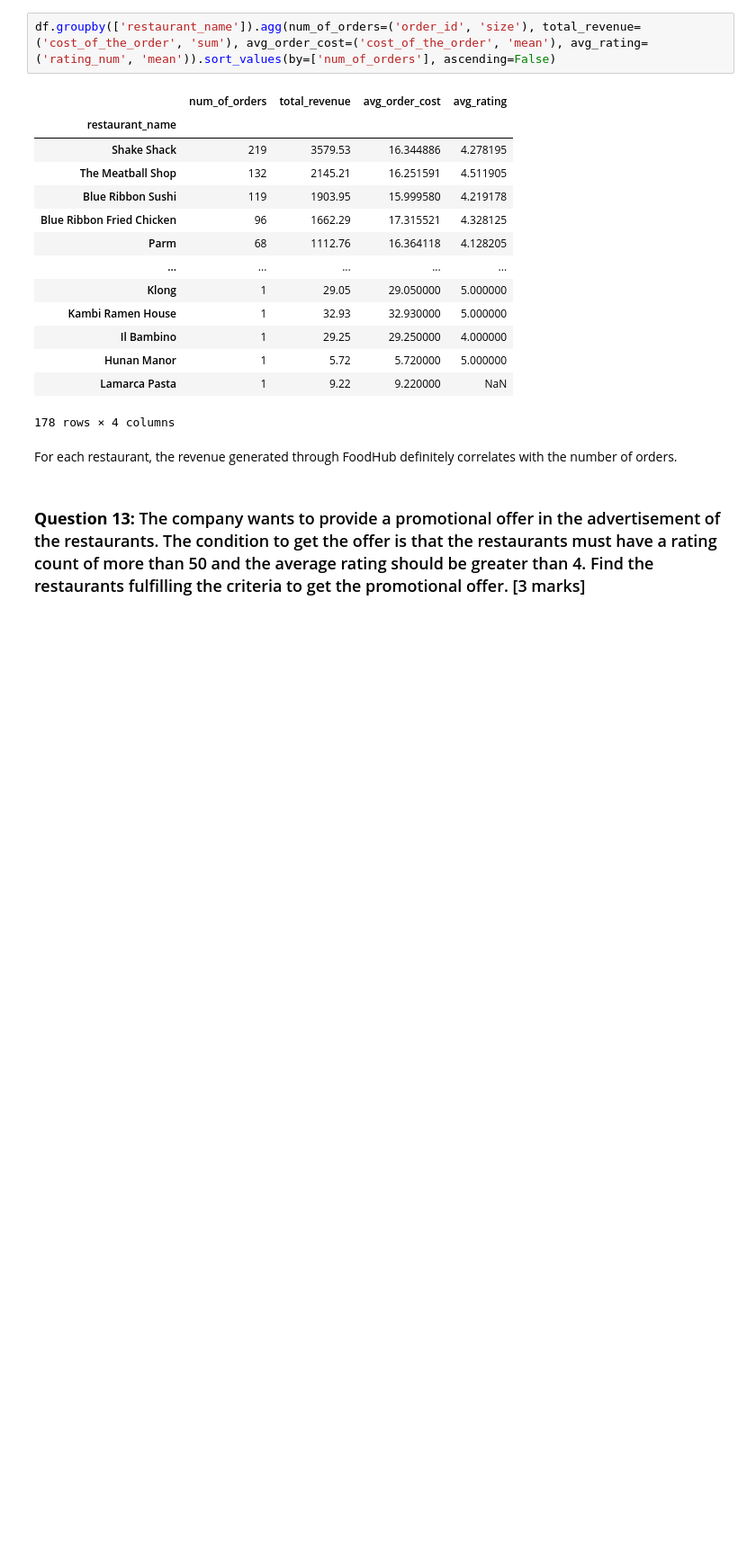
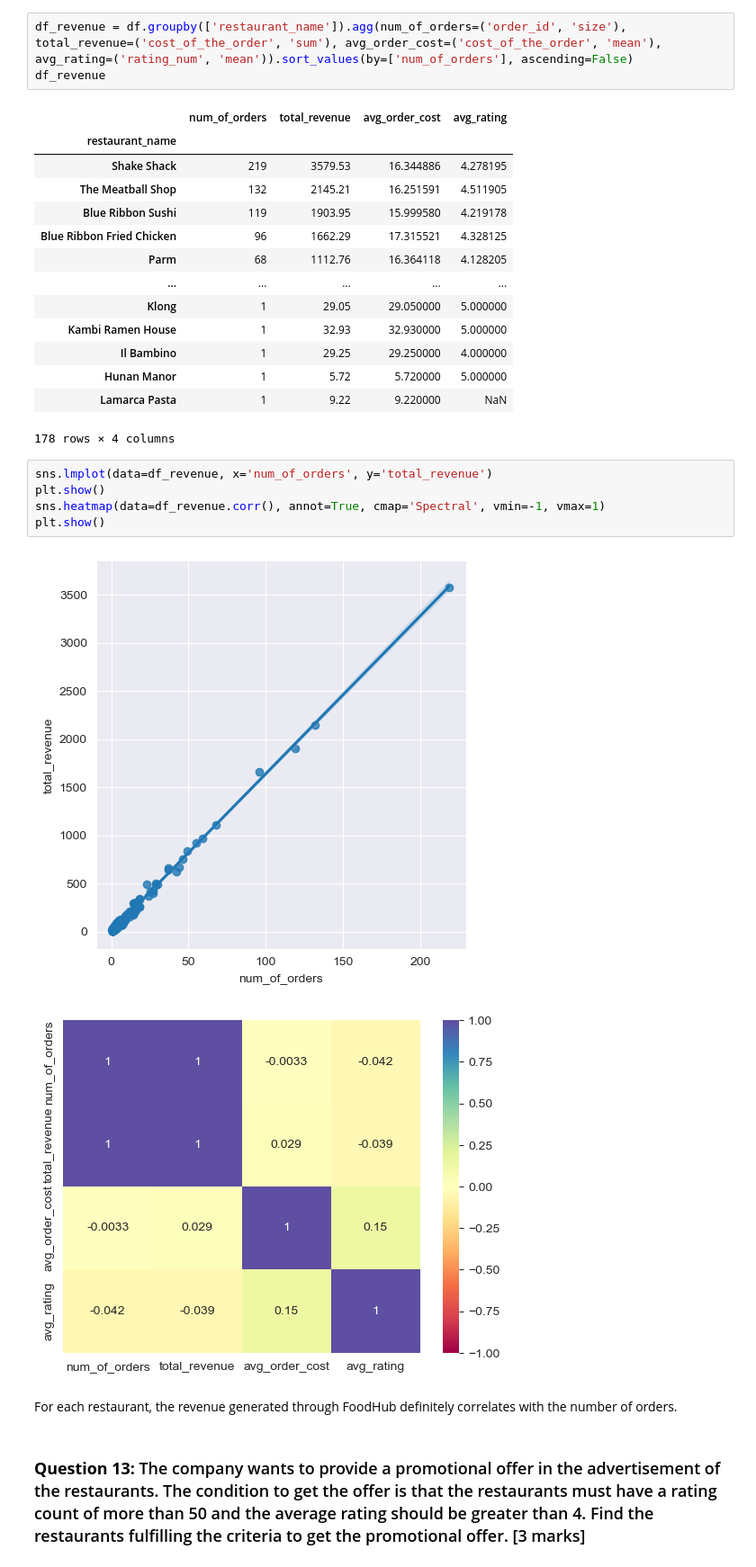
Before and after one commit to tinlong/AIML, a Jupyter notebook: Python Foundations/Project 1/PYF_Project_LearnerNotebook_FullCode.ipynb, the cells around one changed output. Shown at 90% size. Cells and saved outputs as stored; diff of their text form; blank space fills up the shorter version.

```diff
--- a/Python Foundations/Project 1/PYF_Project_LearnerNotebook_FullCode.ipynb
+++ b/Python Foundations/Project 1/PYF_Project_LearnerNotebook_FullCode.ipynb
@@ -585,5 +591,6 @@ plt.show()
 # %%
-df.groupby(['restaurant_name']).agg(num_of_orders=('order_id', 'size'), total_revenue=('cost_of_the_order', 'sum'), avg_order_cost=('cost_of_the_order', 'mean'), avg_rating=('rating_num', 'mean')).sort_values(by=['num_of_orders'], ascending=False)
+df_revenue = df.groupby(['restaurant_name']).agg(num_of_orders=('order_id', 'size'), total_revenue=('cost_of_the_order', 'sum'), avg_order_cost=('cost_of_the_order', 'mean'), avg_rating=('rating_num', 'mean')).sort_values(by=['num_of_orders'], ascending=False)
+df_revenue
 # %% [output]
 |  | num_of_orders | total_revenue | avg_order_cost | avg_rating |
 | restaurant_name |  |  |  |  |
@@ -599,6 +606,14 @@ df.groupby(['restaurant_name']).agg(num_of_orders=('order_id', 'size'), total_re
 | Hunan Manor | 1 | 5.72 | 5.720000 | 5.000000 |
 | Lamarca Pasta | 1 | 9.22 | 9.220000 | NaN |
 178 rows × 4 columns
+# %%
+sns.lmplot(data=df_revenue, x='num_of_orders', y='total_revenue')
+plt.show()
+sns.heatmap(data=df_revenue.corr(), annot=True, cmap='Spectral', vmin=-1, vmax=1)
+plt.show()
+# %% [output]
+[figure, added]
+[figure, added]
 # %% [markdown]
 For each restaurant, the revenue generated through FoodHub definitely correlates with the number of orders.
 # %% [markdown]
```
Also changed, not shown: parts of 23 cells of this notebook, 1 other file.
